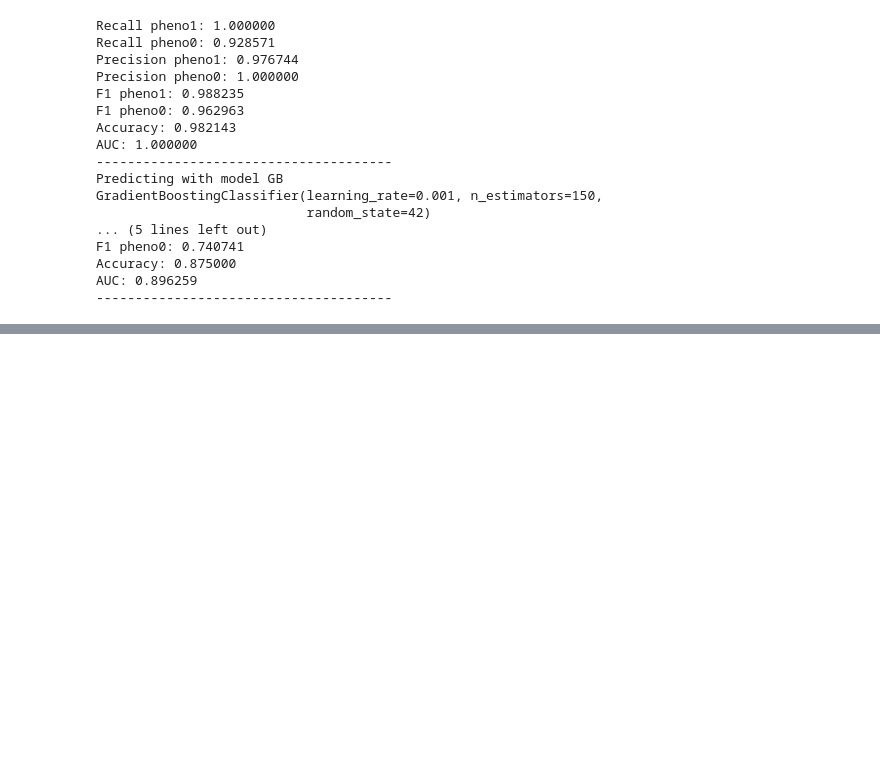
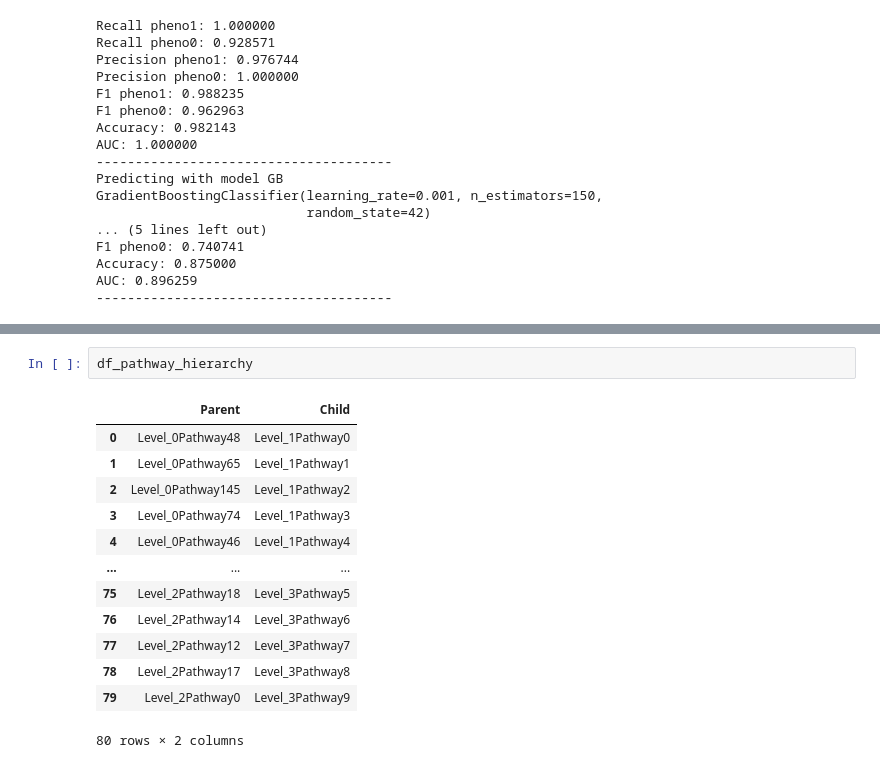
Before and after one commit to YvesMG1/Deep-Learning-Project, a Jupyter notebook: ML_models.ipynb, the cells around one changed output, grey strips where cells are left out. Saved outputs shown, nothing was run; the diff lists cells and outputs as text; blank space fills up the shorter version.

```diff
--- a/ML_models.ipynb
+++ b/ML_models.ipynb
@@ -221,0 +314,16 @@ AUC: 0.896259
+# %%
+df_pathway_hierarchy
+# %% [output]
+|  | Parent | Child |
+| 0 | Level_0Pathway48 | Level_1Pathway0 |
+| 1 | Level_0Pathway65 | Level_1Pathway1 |
+| 2 | Level_0Pathway145 | Level_1Pathway2 |
+| 3 | Level_0Pathway74 | Level_1Pathway3 |
+| 4 | Level_0Pathway46 | Level_1Pathway4 |
+| ... | ... | ... |
+| 75 | Level_2Pathway18 | Level_3Pathway5 |
+| 76 | Level_2Pathway14 | Level_3Pathway6 |
+| 77 | Level_2Pathway12 | Level_3Pathway7 |
+| 78 | Level_2Pathway17 | Level_3Pathway8 |
+| 79 | Level_2Pathway0 | Level_3Pathway9 |
+80 rows × 2 columns
```
Also changed, not shown: parts of 10 cells of this notebook, 11 other files.
